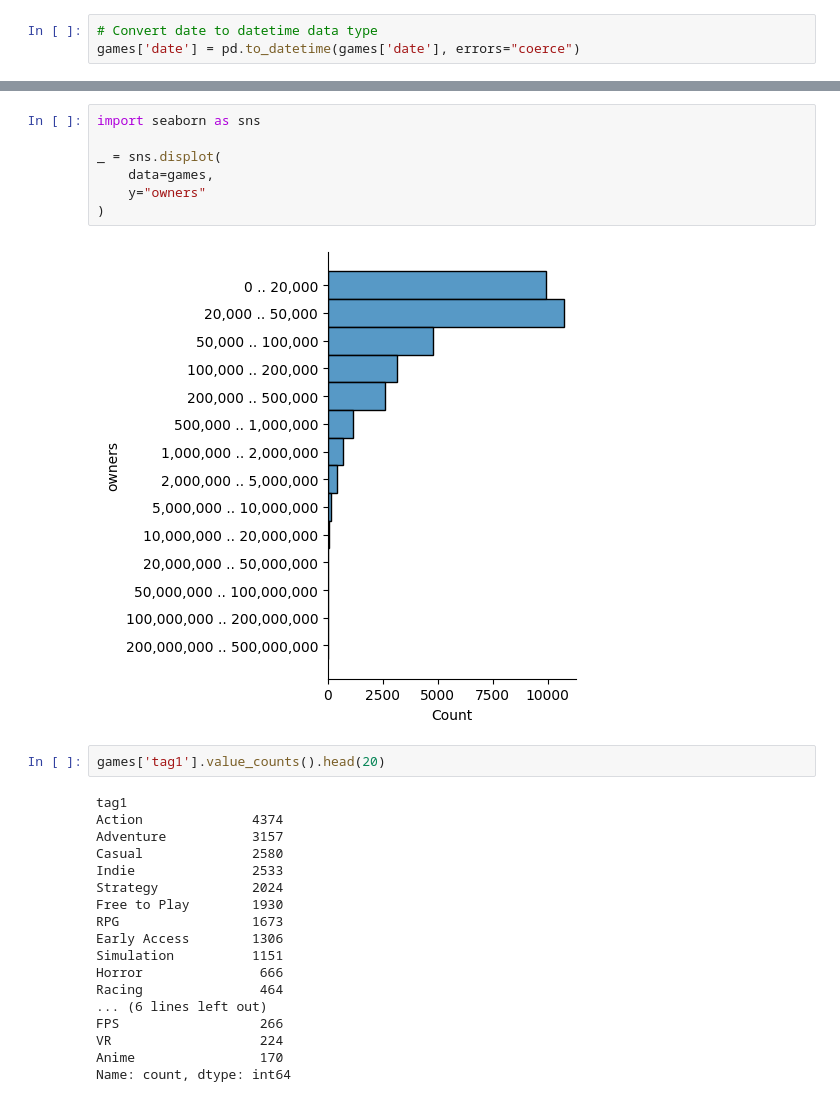
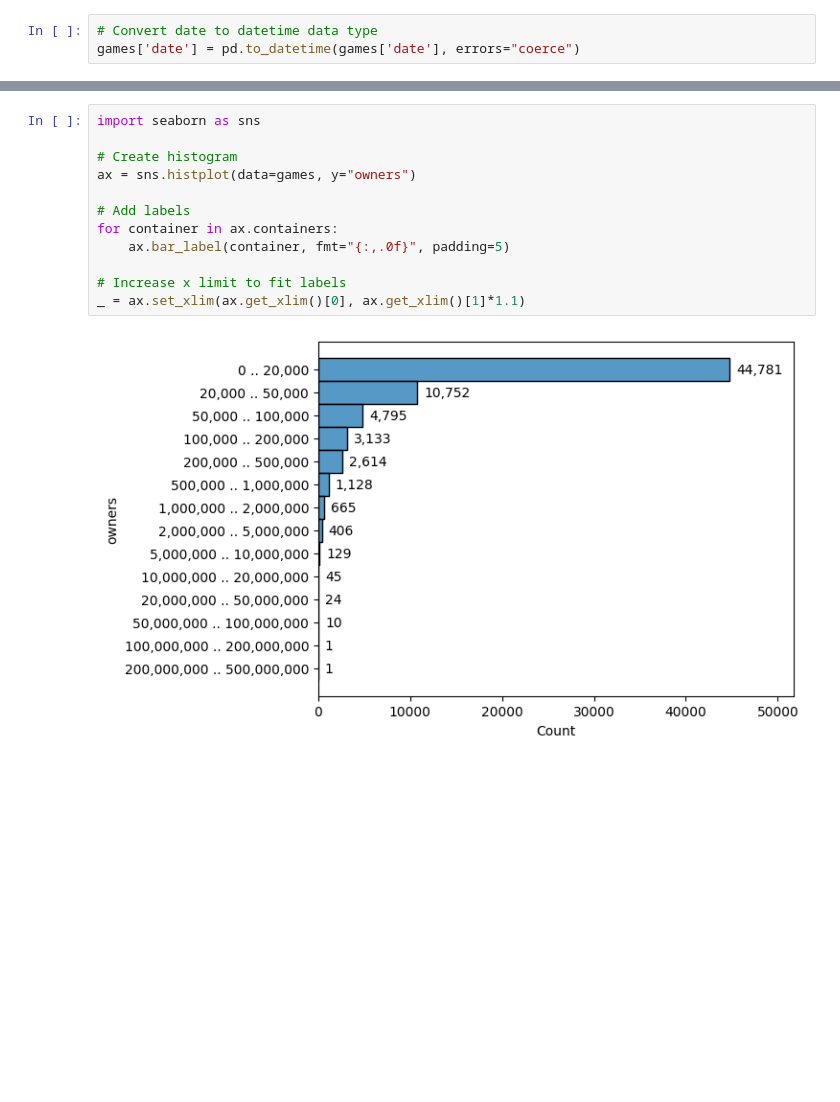
Before and after one commit to adamcellanjones/SteamAnalysis, a Jupyter notebook: notebooks/01_data_exploration.ipynb, the cells around one changed output, grey strips where cells are left out. Drawn from its saved outputs; the diff is of its cells as text; blank space fills up the shorter version.

Commit message:
Adding exploratory analysis of data - tags and dates

```diff
--- a/notebooks/01_data_exploration.ipynb
+++ b/notebooks/01_data_exploration.ipynb
@@ -90,29 +75,14 @@ Categories (14, object): ['0 .. 20,000' < '20,000 .. 50,000' < '50,000 .. 100,00
-# %%
-import seaborn as sns
-
-_ = sns.displot(
-    data=games,
-    y="owners"
-)
-# %% [output]
-[figure, removed]
-# %%
-games['tag1'].value_counts().head(20)
-# %% [output]
-tag1
-Action              4374
-Adventure           3157
-Casual              2580
-Indie               2533
-Strategy            2024
-Free to Play        1930
-RPG                 1673
-Early Access        1306
-Simulation          1151
-Horror               666
-Racing               464
-... (6 lines left out)
-FPS                  266
-VR                   224
-Anime                170
-Name: count, dtype: int64
+# %%
+import seaborn as sns
+
+# Create histogram
+ax = sns.histplot(data=games, y="owners")
+
+# Add labels
+for container in ax.containers:
+    ax.bar_label(container, fmt="{:,.0f}", padding=5)
+
+# Increase x limit to fit labels
+_ = ax.set_xlim(ax.get_xlim()[0], ax.get_xlim()[1]*1.1)
+# %% [output]
+[figure, added]
```
Also changed, not shown: parts of 7 cells of this notebook, 2 other files.
